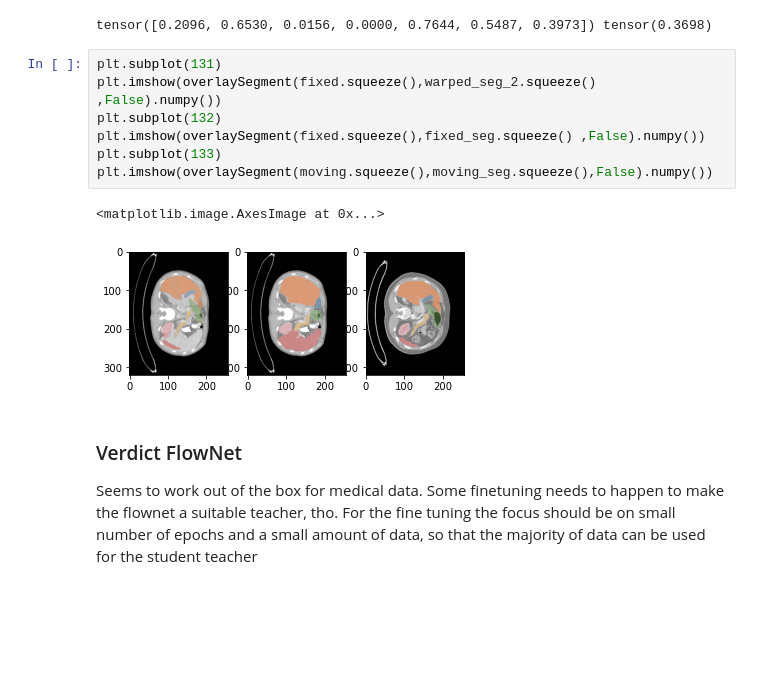
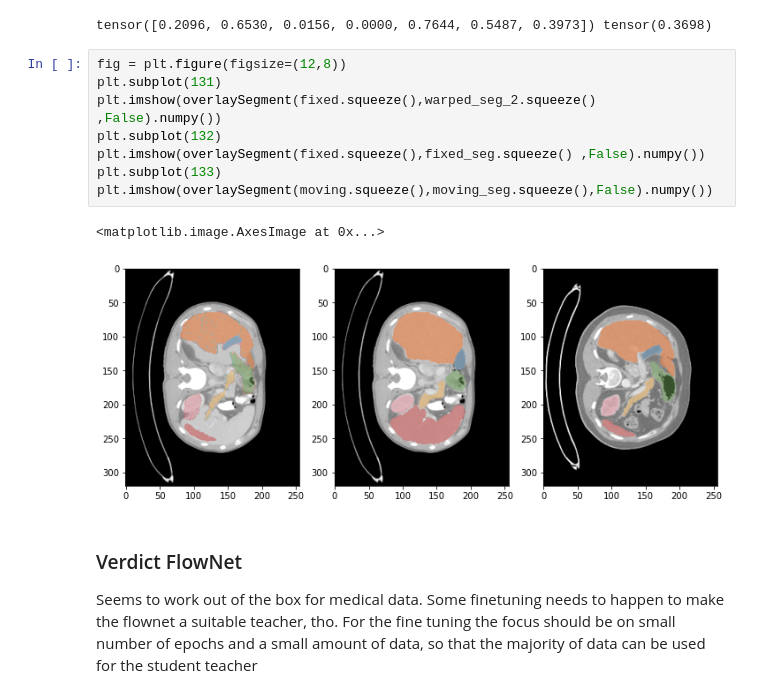
Before and after one commit to TillNicke/KD-for-optical-flow, a Jupyter notebook: Flow and PWC comparing.ipynb, the cells around one changed output. Saved outputs shown, nothing was run; the diff lists cells and outputs as text; blank space fills up the shorter version.

```diff
--- a/Flow and PWC comparing.ipynb
+++ b/Flow and PWC comparing.ipynb
@@ -234,15 +234,16 @@ print(d1, d1.mean())
 # %% [output]
 tensor([0.2096, 0.6530, 0.0156, 0.0000, 0.7644, 0.5487, 0.3973]) tensor(0.3698)
 # %%
+fig = plt.figure(figsize=(12,8))
 plt.subplot(131)
 plt.imshow(overlaySegment(fixed.squeeze(),warped_seg_2.squeeze() ,False).numpy())
 plt.subplot(132)
 plt.imshow(overlaySegment(fixed.squeeze(),fixed_seg.squeeze() ,False).numpy())
 plt.subplot(133)
 plt.imshow(overlaySegment(moving.squeeze(),moving_seg.squeeze(),False).numpy())
 # %% [output]
 <matplotlib.image.AxesImage at 0x...>
-[figure, old version]
+[figure, new version]
 # %% [markdown]
 ### Verdict FlowNet
 
```
Also changed, not shown: parts of 3 cells of this notebook, 1 other file.
